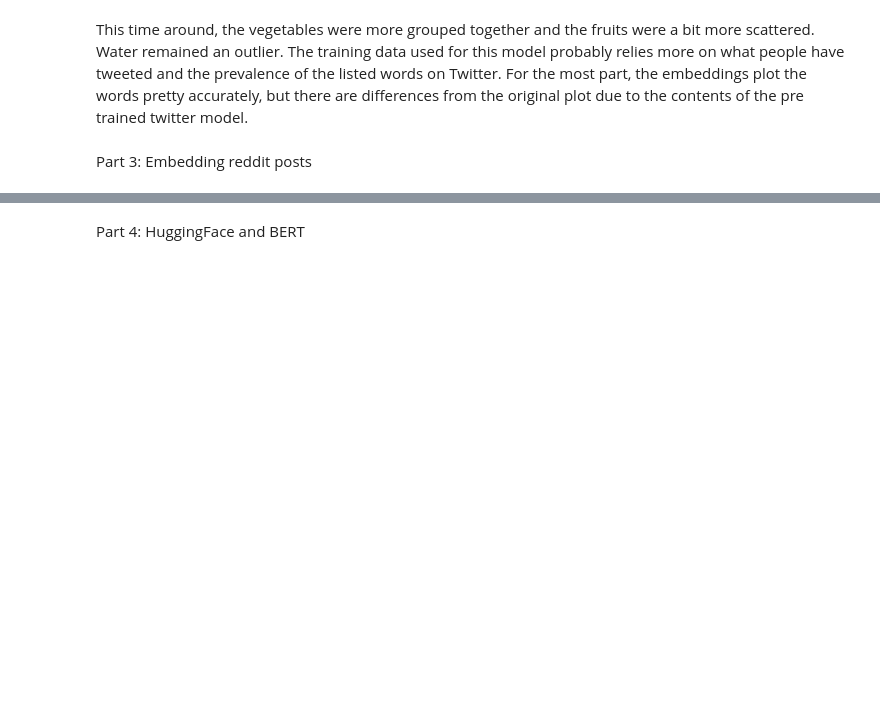
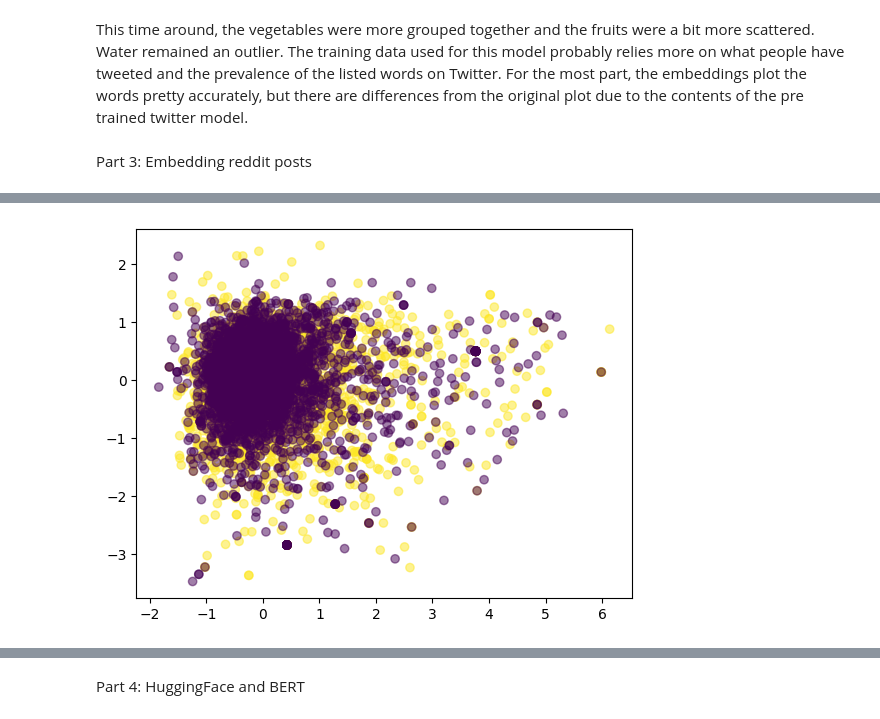
Before and after one commit to saysay2/project3-embeddings, a Jupyter notebook: project-3.ipynb, the cells around one changed output, grey strips where cells are left out. Drawn from its saved outputs; the diff is of its cells as text; code cells hidden in the pictures; blank space fills up the shorter version.

```diff
--- a/project-3.ipynb
+++ b/project-3.ipynb
@@ -207,4 +213,15 @@ mich['label']=0
 #you will be working with the data csv for the rest of the question
 data = pd.concat([uiuc,mich])
 # %%
-#using the code from project 1, clean the text and create a bag of words representation of the text
+# using the code from project 1, clean the text and create a bag of words representation of the text
+
+# cleaning function
+
+def clean(text):
+    #remove newline and space characters
+    text = ' '.join(text.split())
+    #convert the text to lowercase
+    text = text.lower()
+    #remove punctuation
+    text = ''.join([char for char in text if char.isalpha() or char.isspace()])
+    return text
@@ -254,0 +328,17 @@ plt.show()
+# %%
+#use this function to calculate the average embedding of each post in the dataset
+
+avg_embeddings = [avg_embedding(post, model) for post in data['cleaned_text']]
+data_avg_embeddings = [embedding for embedding in avg_embeddings if not np.isnan(embedding).any()]
+data_avg_embeddings = np.array(data_avg_embeddings)
+data_avg_labels = [label for embedding, label in zip(avg_embeddings, data['label']) if not np.isnan(embedding).any()]
+
+#plot the pca of the average embeddings, color by the "label" column
+
+pca = PCA(n_components=2)
+X_pca = pca.fit_transform(data_avg_embeddings)
+
+plt.scatter(X_pca[:,0], X_pca[:,1], c=data_avg_labels, alpha=0.5)
+plt.show()
+# %% [output]
+[figure, added]
```
Also changed, not shown: parts of 14 cells of this notebook.
